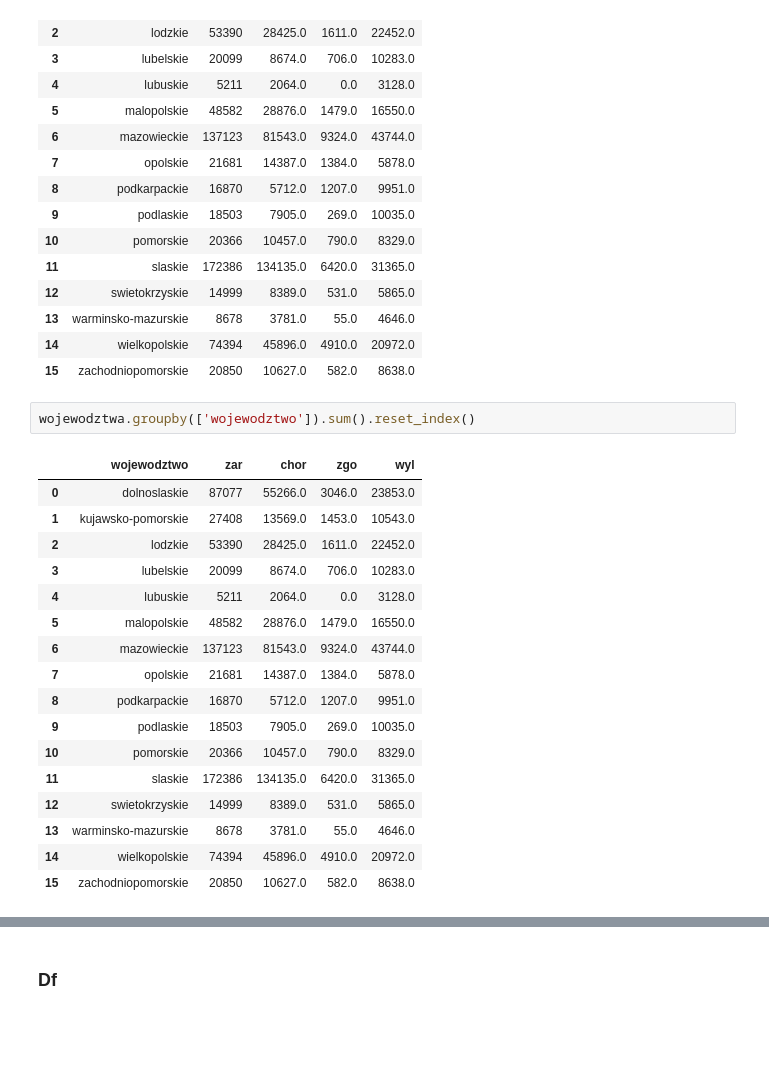
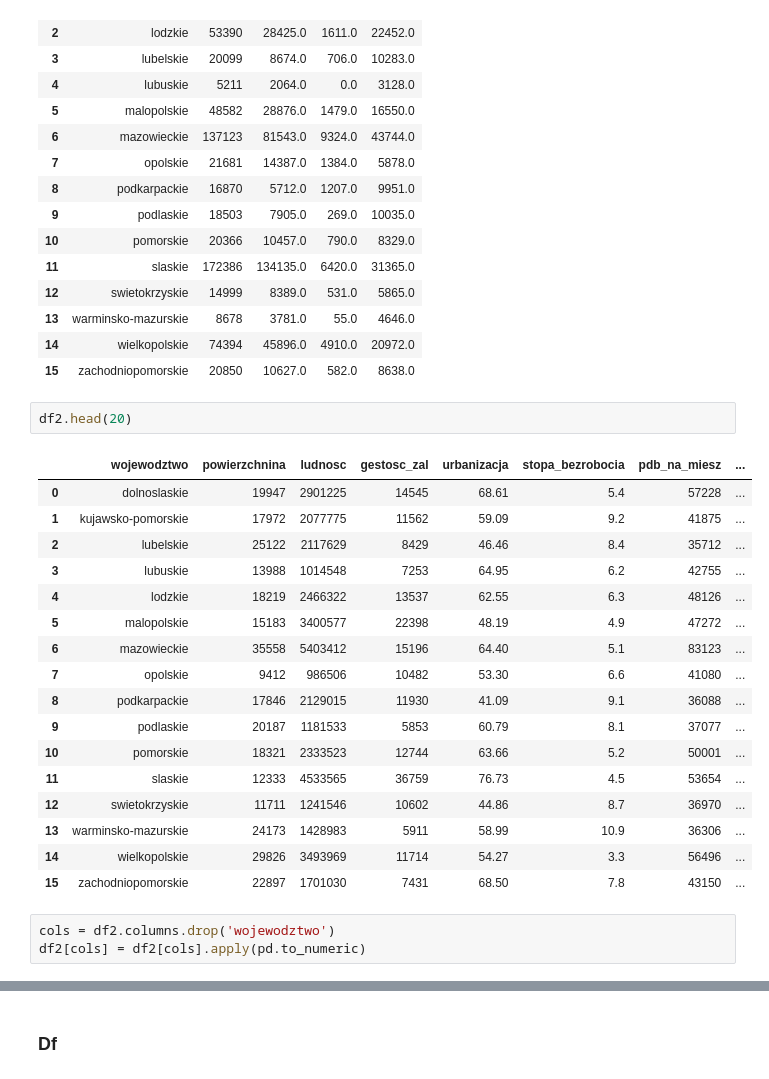
Before and after one commit to knmlprz/corona-analysis-1, a Jupyter notebook: notebooks/ImportDanych.ipynb, the cells around one changed output, grey strips where cells are left out. Drawn from its saved outputs; the diff is of its cells as text; blank space fills up the shorter version.

```diff
--- a/notebooks/ImportDanych.ipynb
+++ b/notebooks/ImportDanych.ipynb
@@ -383,23 +442,26 @@ wojewodztwa.groupby(['wojewodztwo']).sum().reset_index()
 | 13 | warminsko-mazurskie | 8678 | 3781.0 | 55.0 | 4646.0 |
 | 14 | wielkopolskie | 74394 | 45896.0 | 4910.0 | 20972.0 |
 | 15 | zachodniopomorskie | 20850 | 10627.0 | 582.0 | 8638.0 |
-# %%
-wojewodztwa.groupby(['wojewodztwo']).sum().reset_index()
-# %% [output]
-|  | wojewodztwo | zar | chor | zgo | wyl |
-| 0 | dolnoslaskie | 87077 | 55266.0 | 3046.0 | 23853.0 |
-| 1 | kujawsko-pomorskie | 27408 | 13569.0 | 1453.0 | 10543.0 |
-| 2 | lodzkie | 53390 | 28425.0 | 1611.0 | 22452.0 |
-| 3 | lubelskie | 20099 | 8674.0 | 706.0 | 10283.0 |
-| 4 | lubuskie | 5211 | 2064.0 | 0.0 | 3128.0 |
-| 5 | malopolskie | 48582 | 28876.0 | 1479.0 | 16550.0 |
-| 6 | mazowieckie | 137123 | 81543.0 | 9324.0 | 43744.0 |
-| 7 | opolskie | 21681 | 14387.0 | 1384.0 | 5878.0 |
-| 8 | podkarpackie | 16870 | 5712.0 | 1207.0 | 9951.0 |
-| 9 | podlaskie | 18503 | 7905.0 | 269.0 | 10035.0 |
-| 10 | pomorskie | 20366 | 10457.0 | 790.0 | 8329.0 |
-| 11 | slaskie | 172386 | 134135.0 | 6420.0 | 31365.0 |
-| 12 | swietokrzyskie | 14999 | 8389.0 | 531.0 | 5865.0 |
-| 13 | warminsko-mazurskie | 8678 | 3781.0 | 55.0 | 4646.0 |
-| 14 | wielkopolskie | 74394 | 45896.0 | 4910.0 | 20972.0 |
-| 15 | zachodniopomorskie | 20850 | 10627.0 | 582.0 | 8638.0 |
+# %%
+df2.head(20)
+# %% [output]
+|  | wojewodztwo | powierzchnina | ludnosc | gestosc_zal | urbanizacja | stopa_bezrobocia | pdb_na_miesz | ... |
+| 0 | dolnoslaskie | 19947 | 2901225 | 14545 | 68.61 | 5.4 | 57228 | ... |
+| 1 | kujawsko-pomorskie | 17972 | 2077775 | 11562 | 59.09 | 9.2 | 41875 | ... |
+| 2 | lubelskie | 25122 | 2117629 | 8429 | 46.46 | 8.4 | 35712 | ... |
+| 3 | lubuskie | 13988 | 1014548 | 7253 | 64.95 | 6.2 | 42755 | ... |
+| 4 | lodzkie | 18219 | 2466322 | 13537 | 62.55 | 6.3 | 48126 | ... |
+| 5 | malopolskie | 15183 | 3400577 | 22398 | 48.19 | 4.9 | 47272 | ... |
+| 6 | mazowieckie | 35558 | 5403412 | 15196 | 64.40 | 5.1 | 83123 | ... |
+| 7 | opolskie | 9412 | 986506 | 10482 | 53.30 | 6.6 | 41080 | ... |
+| 8 | podkarpackie | 17846 | 2129015 | 11930 | 41.09 | 9.1 | 36088 | ... |
+| 9 | podlaskie | 20187 | 1181533 | 5853 | 60.79 | 8.1 | 37077 | ... |
+| 10 | pomorskie | 18321 | 2333523 | 12744 | 63.66 | 5.2 | 50001 | ... |
+| 11 | slaskie | 12333 | 4533565 | 36759 | 76.73 | 4.5 | 53654 | ... |
+| 12 | swietokrzyskie | 11711 | 1241546 | 10602 | 44.86 | 8.7 | 36970 | ... |
+| 13 | warminsko-mazurskie | 24173 | 1428983 | 5911 | 58.99 | 10.9 | 36306 | ... |
+| 14 | wielkopolskie | 29826 | 3493969 | 11714 | 54.27 | 3.3 | 56496 | ... |
+| 15 | zachodniopomorskie | 22897 | 1701030 | 7431 | 68.50 | 7.8 | 43150 | ... |
+# %%
+cols = df2.columns.drop('wojewodztwo')
+df2[cols] = df2[cols].apply(pd.to_numeric)
```
Also changed, not shown: parts of 12 cells of this notebook.
